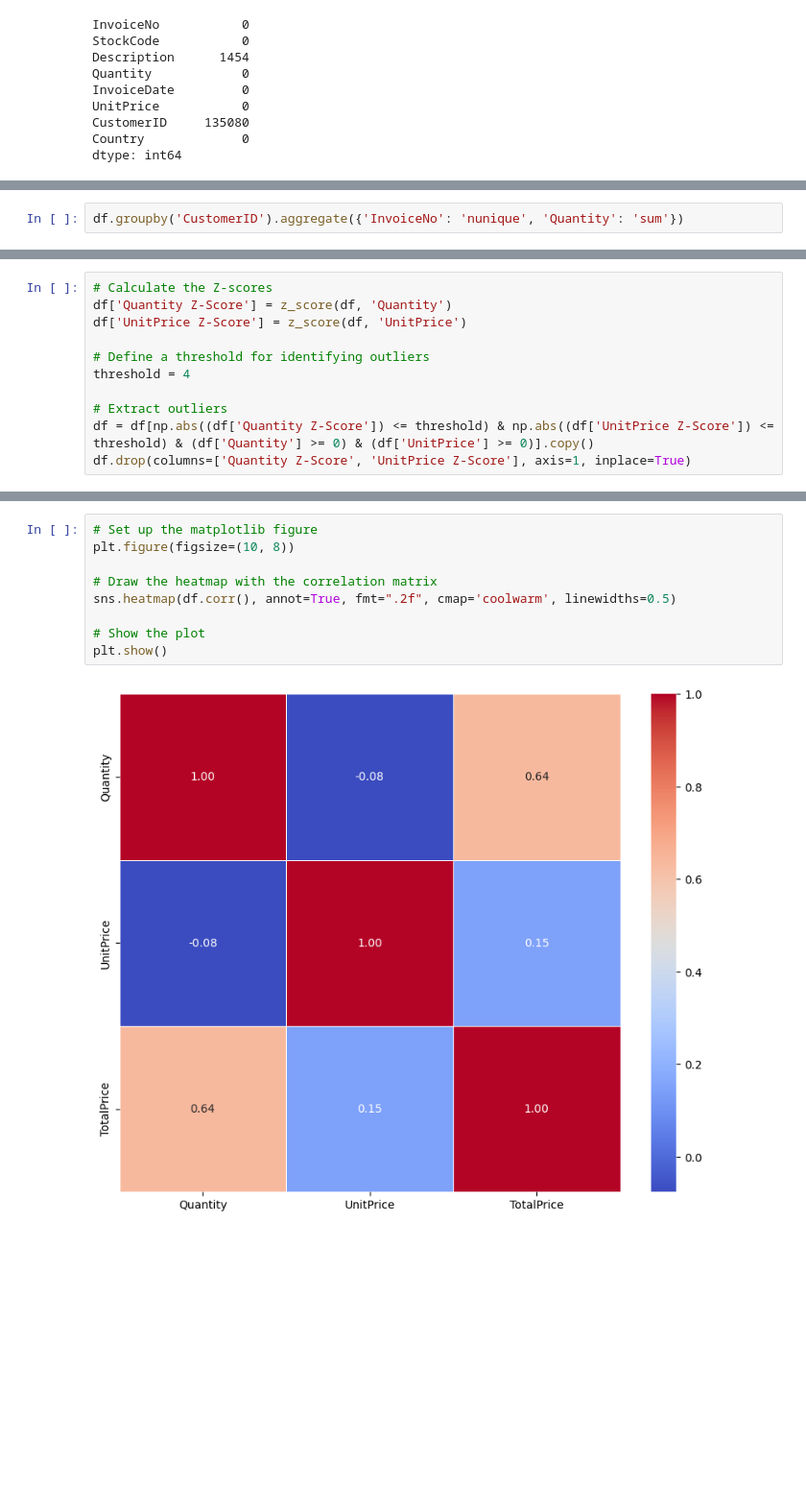
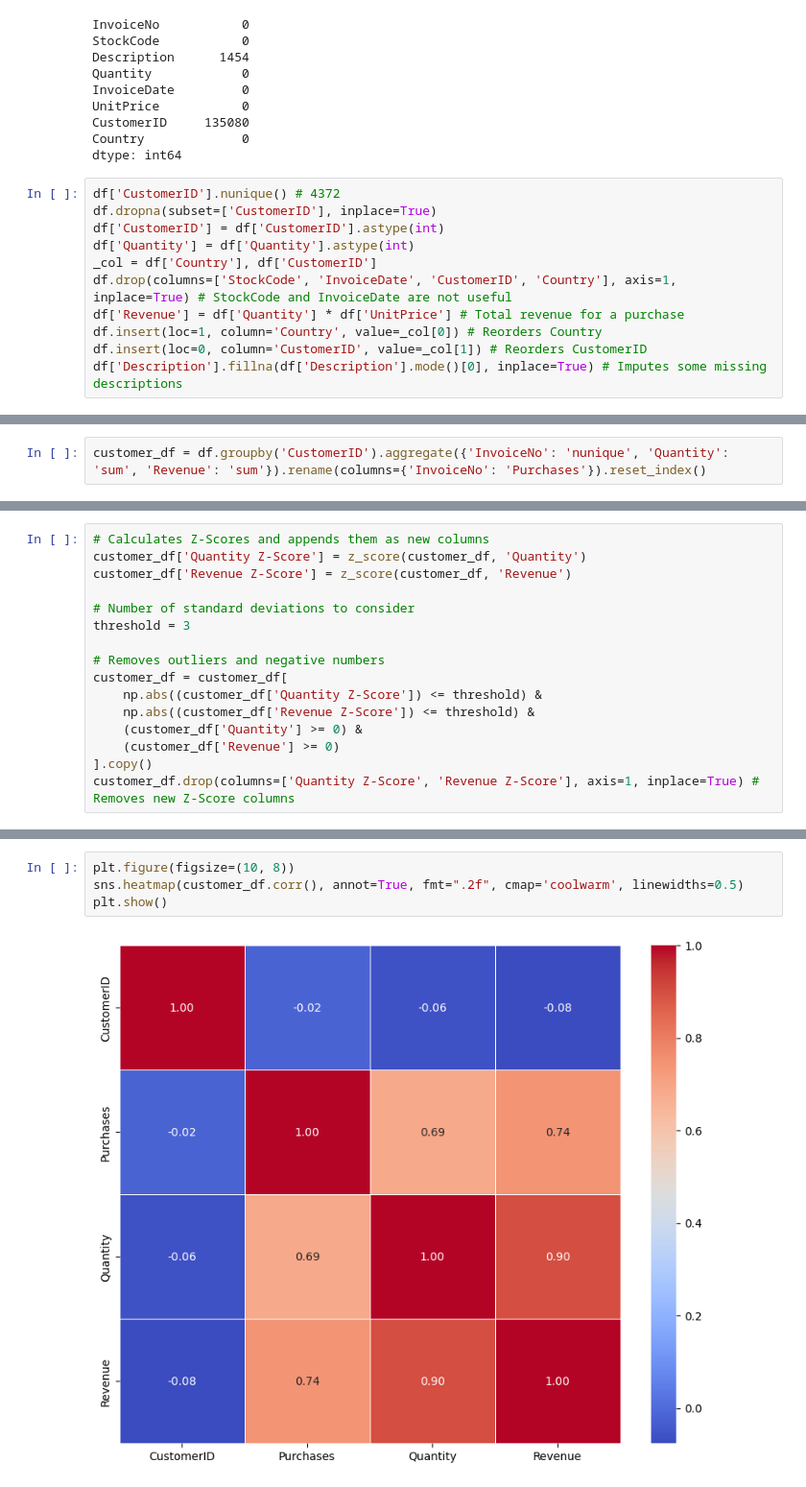
Before and after one commit to MisansProducts/Customer-Segmentation, a Jupyter notebook: main.ipynb, the cells around one changed output, grey strips where cells are left out. Shown at 96% size. Drawn from its saved outputs; the diff is of its cells as text; blank space fills up the shorter version.

```diff
--- a/main.ipynb
+++ b/main.ipynb
@@ -44,3 +52,14 @@ UnitPrice           0
 CustomerID     135080
 Country             0
 dtype: int64
+# %%
+df['CustomerID'].nunique() # 4372
+df.dropna(subset=['CustomerID'], inplace=True)
+df['CustomerID'] = df['CustomerID'].astype(int)
+df['Quantity'] = df['Quantity'].astype(int)
+_col = df['Country'], df['CustomerID']
+df.drop(columns=['StockCode', 'InvoiceDate', 'CustomerID', 'Country'], axis=1, inplace=True) # StockCode and InvoiceDate are not useful
+df['Revenue'] = df['Quantity'] * df['UnitPrice'] # Total revenue for a purchase
+df.insert(loc=1, column='Country', value=_col[0]) # Reorders Country
+df.insert(loc=0, column='CustomerID', value=_col[1]) # Reorders CustomerID
+df['Description'].fillna(df['Description'].mode()[0], inplace=True) # Imputes some missing descriptions
@@ -47,2 +97,2 @@ dtype: int64
 # %%
-df.groupby('CustomerID').aggregate({'InvoiceNo': 'nunique', 'Quantity': 'sum'})
+customer_df = df.groupby('CustomerID').aggregate({'InvoiceNo': 'nunique', 'Quantity': 'sum', 'Revenue': 'sum'}).rename(columns={'InvoiceNo': 'Purchases'}).reset_index()
@@ -119,11 +134,16 @@ Name: count, Length: 94165, dtype: int64
 # %%
-# Calculate the Z-scores
-df['Quantity Z-Score'] = z_score(df, 'Quantity')
-df['UnitPrice Z-Score'] = z_score(df, 'UnitPrice')
+# Calculates Z-Scores and appends them as new columns
+customer_df['Quantity Z-Score'] = z_score(customer_df, 'Quantity')
+customer_df['Revenue Z-Score'] = z_score(customer_df, 'Revenue')
 
-# Define a threshold for identifying outliers
-threshold = 4
+# Number of standard deviations to consider
+threshold = 3
 
-# Extract outliers
-df = df[np.abs((df['Quantity Z-Score']) <= threshold) & np.abs((df['UnitPrice Z-Score']) <= threshold) & (df['Quantity'] >= 0) & (df['UnitPrice'] >= 0)].copy()
-df.drop(columns=['Quantity Z-Score', 'UnitPrice Z-Score'], axis=1, inplace=True)
+# Removes outliers and negative numbers
+customer_df = customer_df[
+    np.abs((customer_df['Quantity Z-Score']) <= threshold) &
+    np.abs((customer_df['Revenue Z-Score']) <= threshold) &
+    (customer_df['Quantity'] >= 0) &
+    (customer_df['Revenue'] >= 0)
+].copy()
+customer_df.drop(columns=['Quantity Z-Score', 'Revenue Z-Score'], axis=1, inplace=True) # Removes new Z-Score columns
@@ -171,11 +174,6 @@ df.drop(columns=['Description', 'Country'], axis=1, inplace=True)
 # %%
-# Set up the matplotlib figure
 plt.figure(figsize=(10, 8))
-
-# Draw the heatmap with the correlation matrix
-sns.heatmap(df.corr(), annot=True, fmt=".2f", cmap='coolwarm', linewidths=0.5)
-
-# Show the plot
+sns.heatmap(customer_df.corr(), annot=True, fmt=".2f", cmap='coolwarm', linewidths=0.5)
 plt.show()
 # %% [output]
-[figure, old version]
+[figure, new version]
```
Also changed, not shown: parts of 19 cells of this notebook.
